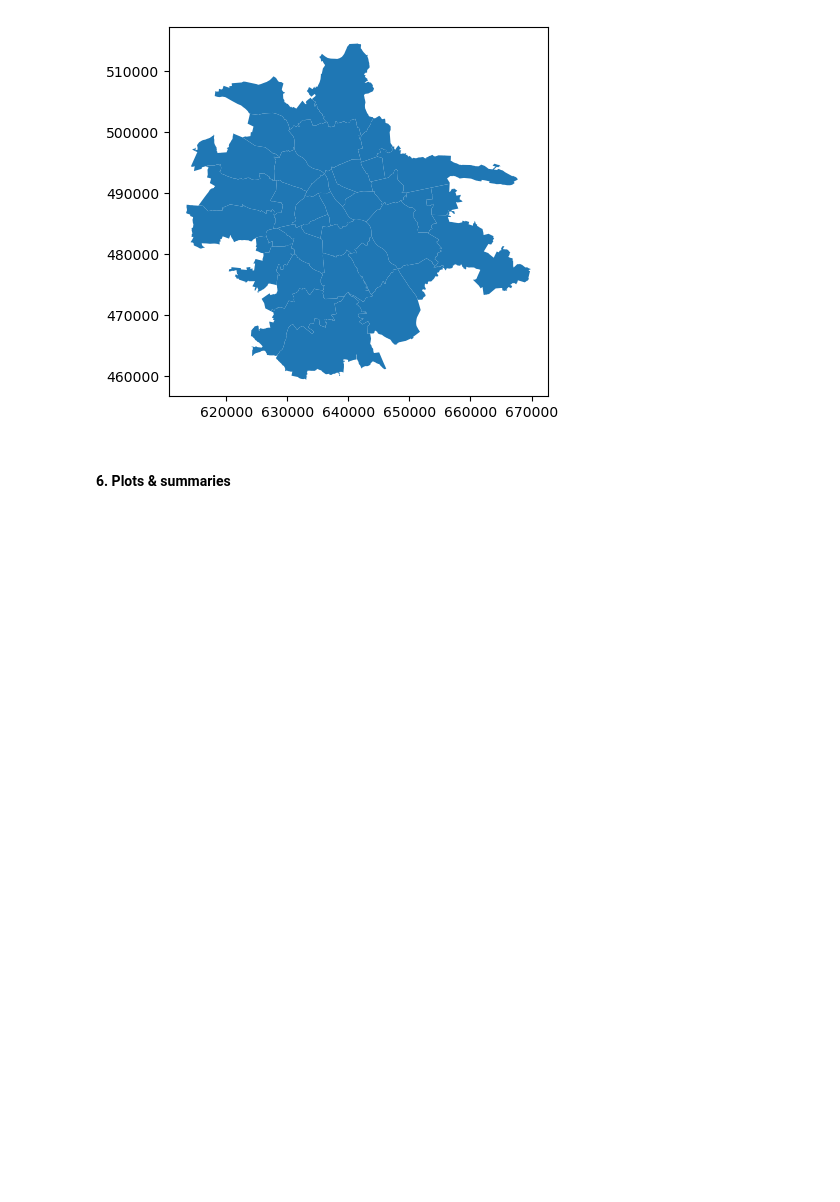
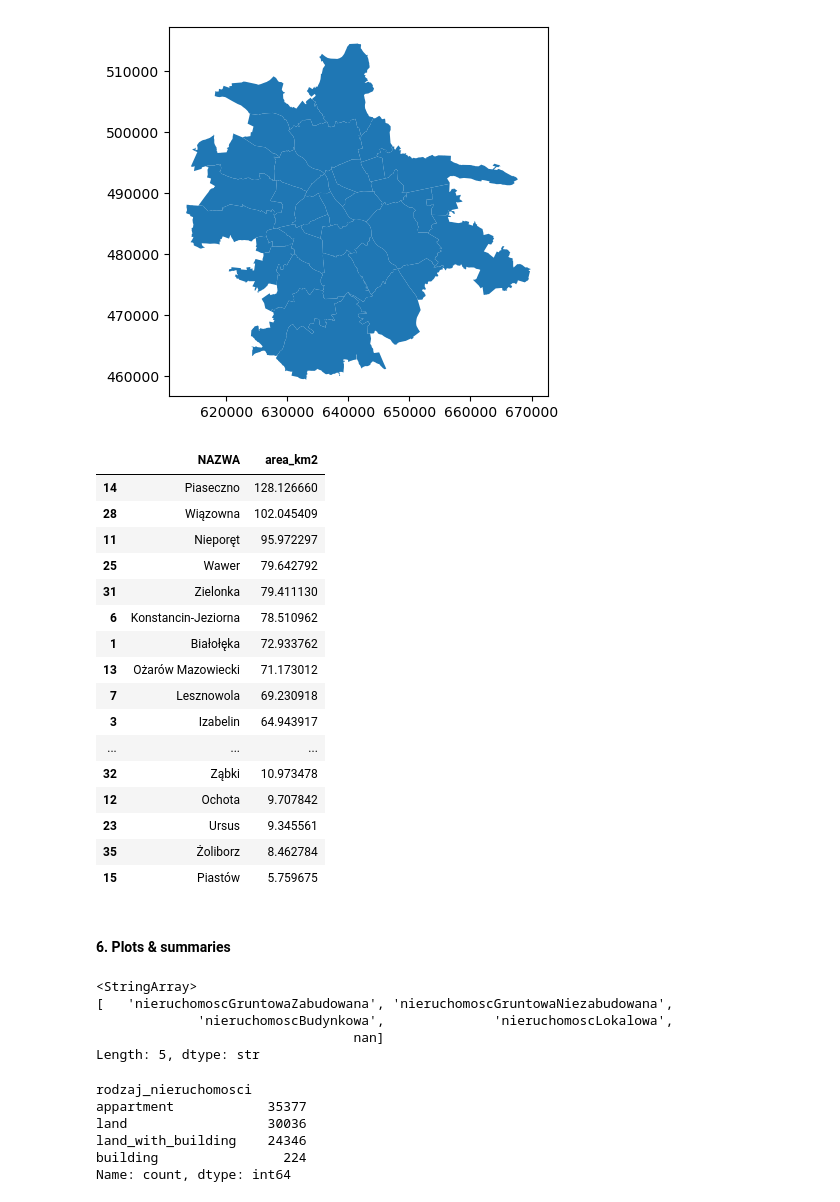
Before and after one commit to aleksandraradecka1/plots_poland, a Jupyter notebook: querying_transactions.ipynb, the cells around one changed output. Saved outputs shown, nothing was run; the diff lists cells and outputs as text; code cells hidden in the pictures; blank space fills up the shorter version.

```diff
--- a/querying_transactions.ipynb
+++ b/querying_transactions.ipynb
@@ -464,5 +465,35 @@ adja_gdf.tail()
 adja_gdf.plot();
 # %% [output]
 [figure]
+# %%
+adja_gdf['area_km2'] = adja_gdf.geometry.area / 1_000_000
+# %%
+adja_gdf[['NAZWA', 'area_km2']].sort_values(by="area_km2", ascending=False)
+# %% [output]
+|  | NAZWA | area_km2 |
+| 14 | Piaseczno | 128.126660 |
+| 28 | Wiązowna | 102.045409 |
+| 11 | Nieporęt | 95.972297 |
+| 25 | Wawer | 79.642792 |
+| 31 | Zielonka | 79.411130 |
+| 6 | Konstancin-Jeziorna | 78.510962 |
+| 1 | Białołęka | 72.933762 |
+| 13 | Ożarów Mazowiecki | 71.173012 |
+| 7 | Lesznowola | 69.230918 |
+| 3 | Izabelin | 64.943917 |
+| ... | ... | ... |
+| 32 | Ząbki | 10.973478 |
+| 12 | Ochota | 9.707842 |
+| 23 | Ursus | 9.345561 |
+| 35 | Żoliborz | 8.462784 |
+| 15 | Piastów | 5.759675 |
 # %% [markdown]
 #### 6. Plots & summaries
+# %%
+all_municipalities_trans_df["rodzaj_nieruchomosci"].unique()
+# %% [output]
+<StringArray>
+[   'nieruchomoscGruntowaZabudowana', 'nieruchomoscGruntowaNiezabudowana',
+             'nieruchomoscBudynkowa',              'nieruchomoscLokalowa',
+                                 nan]
+Length: 5, dtype: str
@@ -468,0 +509,9 @@ adja_gdf.plot();
+# %%
+all_municipalities_trans_df["rodzaj_nieruchomosci"].value_counts()
+# %% [output]
+rodzaj_nieruchomosci
+appartment            35377
+land                  30036
+land_with_building    24346
+building                224
+Name: count, dtype: int64
```
Also changed, not shown: parts of 18 cells of this notebook.
